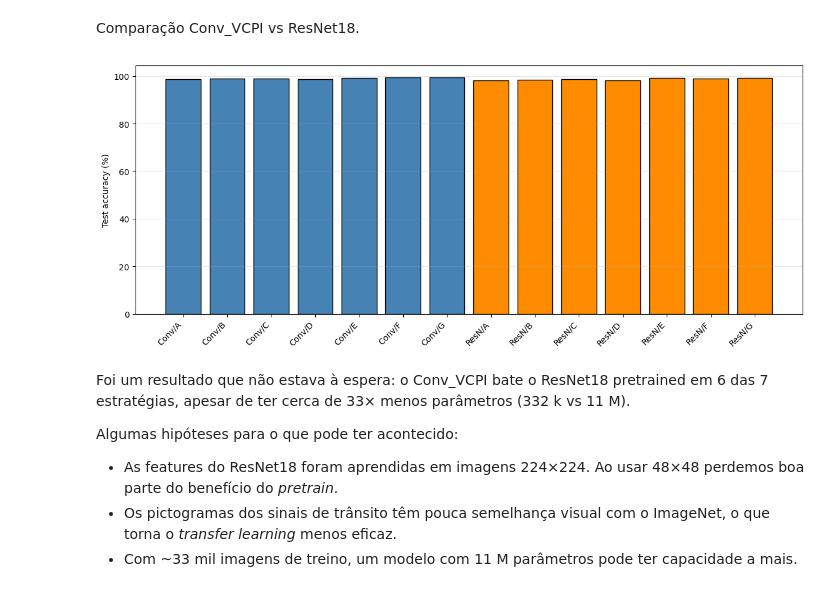
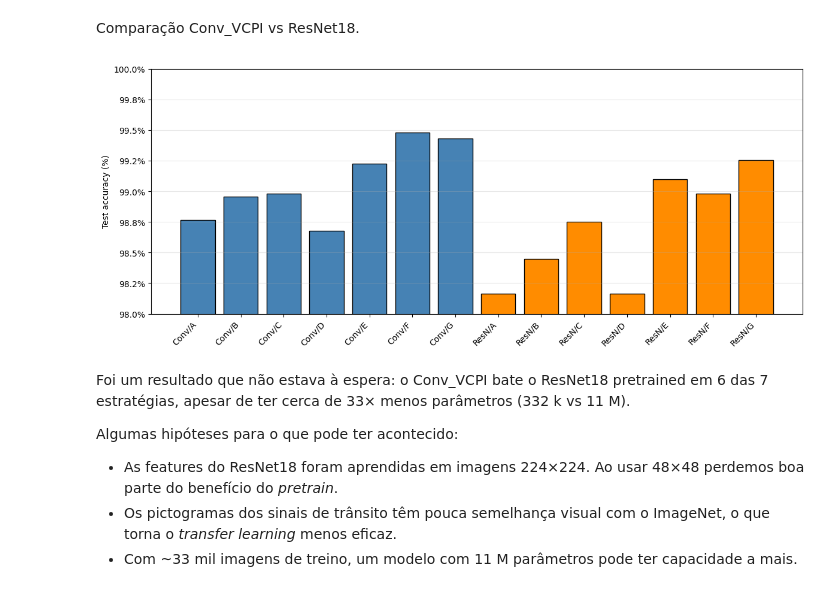
Before and after one commit to Barroso27/Projeto-VCPI, a Jupyter notebook: notebook.ipynb, the cells around one changed output. Drawn from its saved outputs; the diff is of its cells as text; code cells hidden in the pictures.

```diff
--- a/notebook.ipynb
+++ b/notebook.ipynb
@@ -34,6 +34,7 @@ from sklearn.model_selection import train_test_split
 from sklearn.metrics import confusion_matrix
 import seaborn as sns
 
+# reprodutibilidade
 SEED = 42
 random.seed(SEED); np.random.seed(SEED); torch.manual_seed(SEED)
 torch.cuda.manual_seed_all(SEED)
@@ -41,11 +42,13 @@ torch.cuda.manual_seed_all(SEED)
 device = torch.device('cuda:0' if torch.cuda.is_available() else 'cpu')
 print(f'Device: {device}')
 
-TRAIN_DIR = Path('training_images')
-TEST_DIR  = Path('test_images')
+# diretorias do projeto
+TRAIN_DIR = Path('train')
+TEST_DIR  = Path('test')
 CKPT_DIR  = Path('checkpoints'); CKPT_DIR.mkdir(exist_ok=True)
 LOG_DIR   = Path('logs');        LOG_DIR.mkdir(exist_ok=True)
 
+# hiperparametros globais (resolução pequena — mediana das imagens originais é ~40 px)
 IMG_SIZE    = 48
 BATCH_SIZE  = 128
 NUM_CLASSES = 43
@@ -635,16 +681,19 @@ Comparação Conv_VCPI vs ResNet18.
 # %%
 fig, ax = plt.subplots(figsize=(12, 5))
 df_sorted = df.sort_values(['arch', 'estratégia'])
 labels = [f'{a[:4]}/{s.split("_")[0]}' for a, s in zip(df_sorted['arch'], df_sorted['estratégia'])]
 colors = ['steelblue' if a == 'Conv_VCPI' else 'darkorange' for a in df_sorted['arch']]
 ax.bar(range(len(df_sorted)), df_sorted['test_acc'] * 100, color=colors, edgecolor='k')
 ax.set_xticks(range(len(df_sorted)))
 ax.set_xticklabels(labels, rotation=45, ha='right')
 ax.set_ylabel('Test accuracy (%)')
+# escala ajustada para tornar as diferenças visíveis (todos os modelos ficam entre 98 e 100 %)
+ax.set_ylim(98, 100)
+ax.yaxis.set_major_formatter(plt.FuncFormatter(lambda y, _: f'{y:.1f}%'))
 ax.grid(axis='y', alpha=0.3)
 plt.tight_layout(); plt.show()
 # %% [output]
-[figure, old version]
+[figure, new version]
 # %% [markdown]
 Foi um resultado que não estava à espera: o Conv_VCPI bate o ResNet18 pretrained em 6 das 7 estratégias, apesar de ter cerca de 33× menos parâmetros (332 k vs 11 M).
 
```
Also changed, not shown: parts of 22 cells of this notebook, 1 other file.
